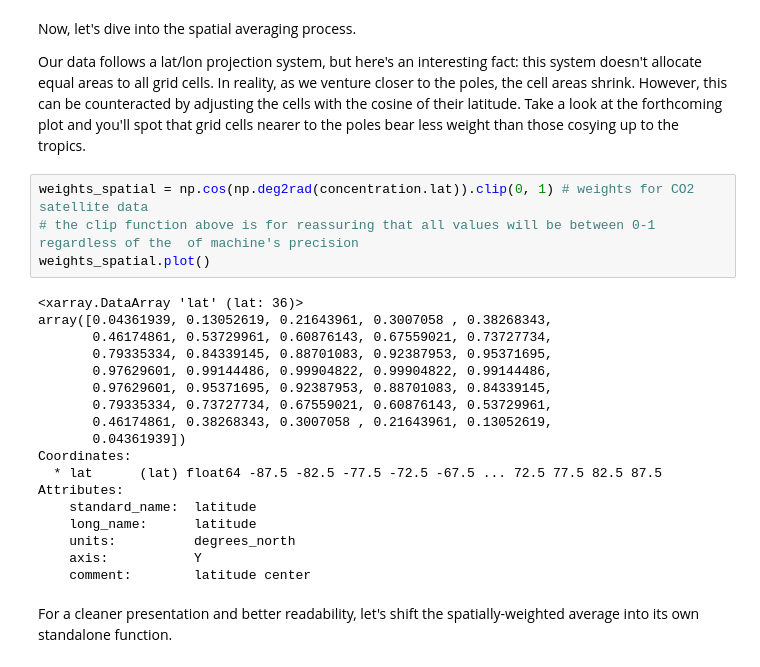
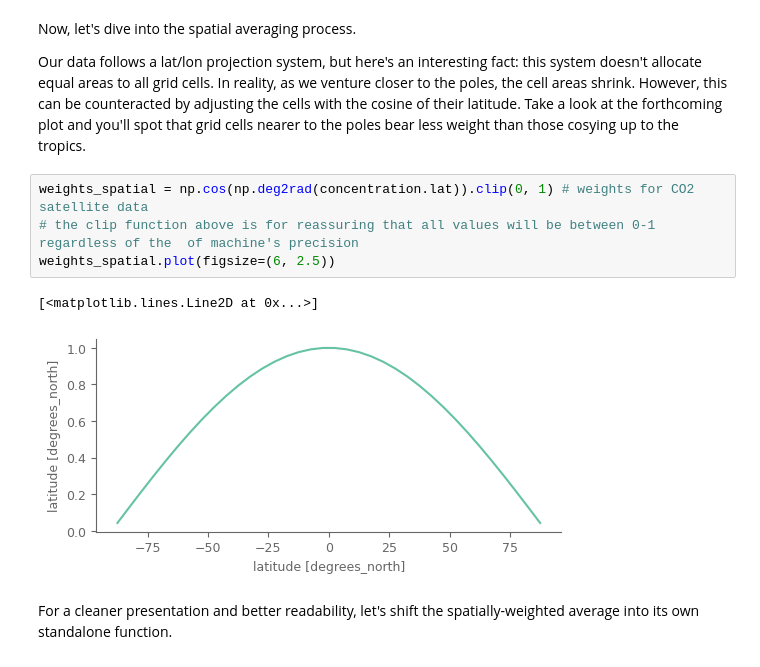
Before and after one commit to ECMWFCode4Earth/sketchbook-earth, a Jupyter notebook: tutorials/01_greenhouse_gases/01_greenhouse_gases.ipynb, the cells around one changed output. Saved outputs shown, nothing was run; the diff lists cells and outputs as text.

Commit message:
Weighted annual means and minor text changes

```diff
--- a/tutorials/01_greenhouse_gases/01_greenhouse_gases.ipynb
+++ b/tutorials/01_greenhouse_gases/01_greenhouse_gases.ipynb
@@ -298,25 +298,10 @@ Our data follows a lat/lon projection system, but here's an interesting fact: th
 # %%
 weights_spatial = np.cos(np.deg2rad(concentration.lat)).clip(0, 1) # weights for CO2 satellite data
 # the clip function above is for reassuring that all values will be between 0-1 regardless of the  of machine's precision
-weights_spatial.plot()
+weights_spatial.plot(figsize=(6, 2.5))
 # %% [output]
-<xarray.DataArray 'lat' (lat: 36)>
-array([0.04361939, 0.13052619, 0.21643961, 0.3007058 , 0.38268343,
-       0.46174861, 0.53729961, 0.60876143, 0.67559021, 0.73727734,
-       0.79335334, 0.84339145, 0.88701083, 0.92387953, 0.95371695,
-       0.97629601, 0.99144486, 0.99904822, 0.99904822, 0.99144486,
-       0.97629601, 0.95371695, 0.92387953, 0.88701083, 0.84339145,
-       0.79335334, 0.73727734, 0.67559021, 0.60876143, 0.53729961,
-       0.46174861, 0.38268343, 0.3007058 , 0.21643961, 0.13052619,
-       0.04361939])
-Coordinates:
-  * lat      (lat) float64 -87.5 -82.5 -77.5 -72.5 -67.5 ... 72.5 77.5 82.5 87.5
-Attributes:
-    standard_name:  latitude
-    long_name:      latitude
-    units:          degrees_north
-    axis:           Y
-    comment:        latitude center
+[<matplotlib.lines.Line2D at 0x...>]
+[figure, added]
 # %% [markdown]
 For a cleaner presentation and better readability, let's shift the spatially-weighted average into its own standalone function.
 # %%
```
Also changed, not shown: parts of 14 cells of this notebook.
